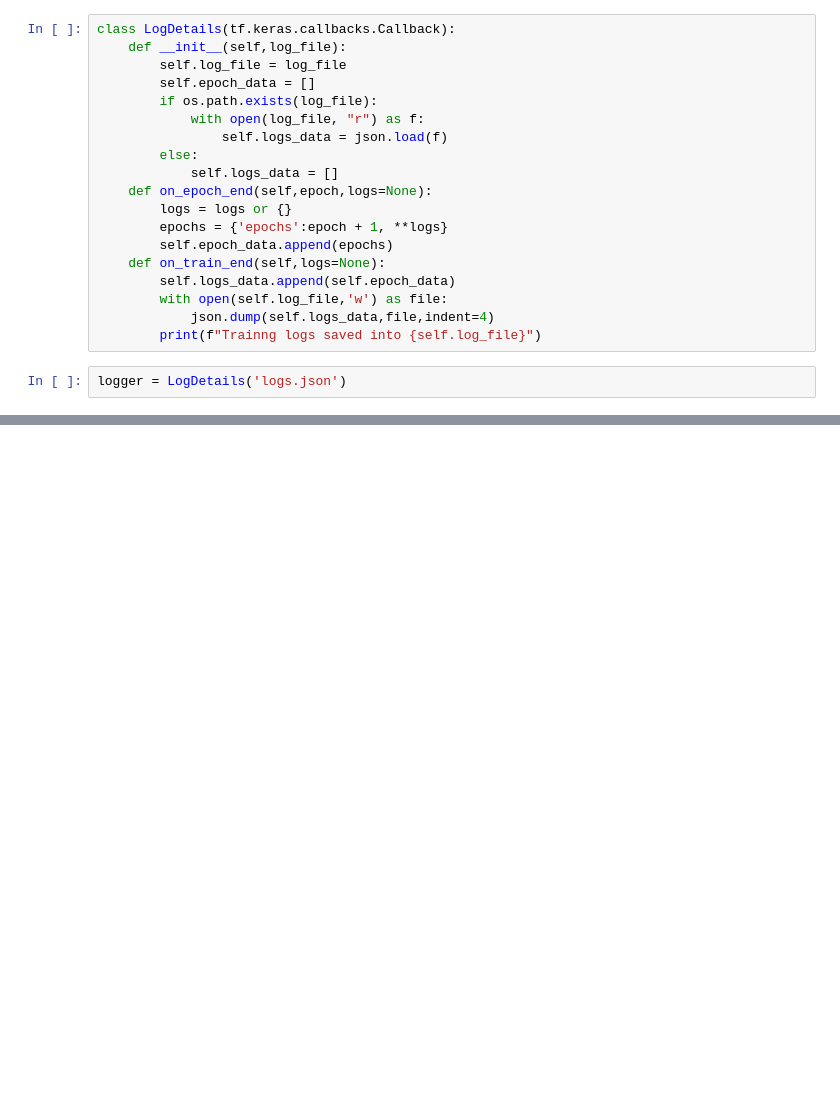
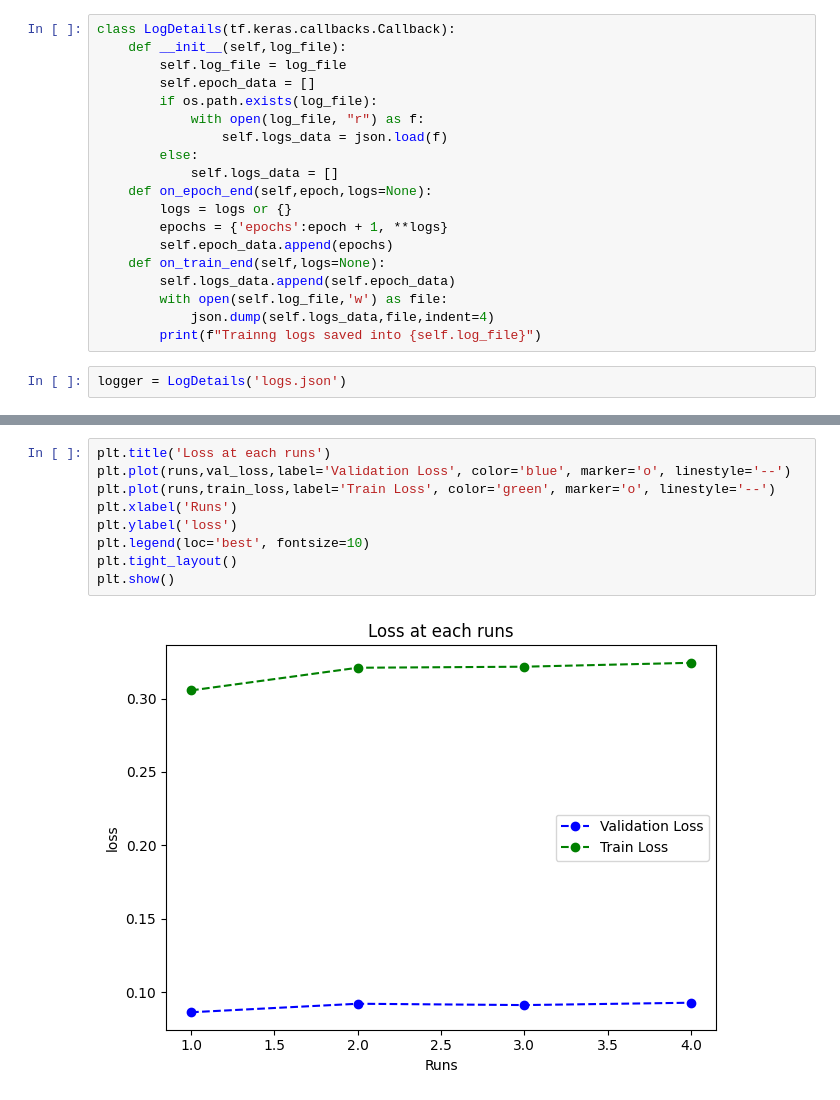
Before and after one commit to arjunravi26/deep_learning, a Jupyter notebook: CNN/digits_recogonizer.ipynb, the cells around one changed output, grey strips where cells are left out. Saved outputs shown, nothing was run; the diff lists cells and outputs as text; blank space fills up the shorter version.

```diff
--- a/CNN/digits_recogonizer.ipynb
+++ b/CNN/digits_recogonizer.ipynb
@@ -70,0 +109,11 @@ Epoch 1/5
+# %%
+plt.title('Loss at each runs')
+plt.plot(runs,val_loss,label='Validation Loss', color='blue', marker='o', linestyle='--')
+plt.plot(runs,train_loss,label='Train Loss', color='green', marker='o', linestyle='--')
+plt.xlabel('Runs')
+plt.ylabel('loss')
+plt.legend(loc='best', fontsize=10)
+plt.tight_layout()
+plt.show()
+# %% [output]
+[figure, added]
```
Also changed, not shown: parts of 5 cells of this notebook.
